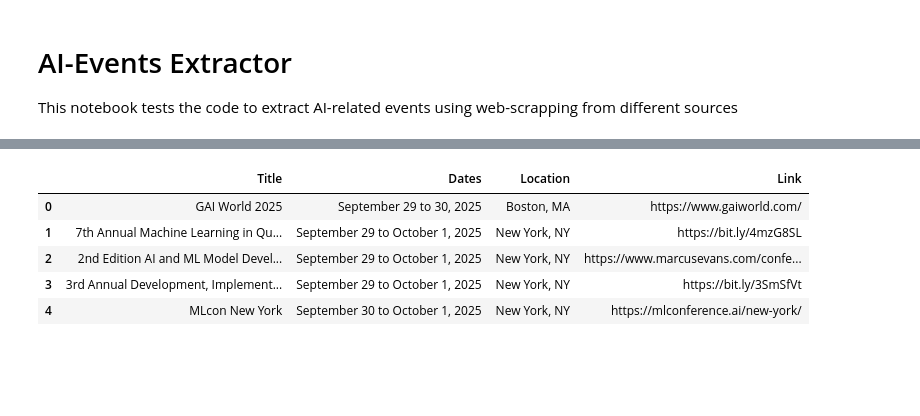
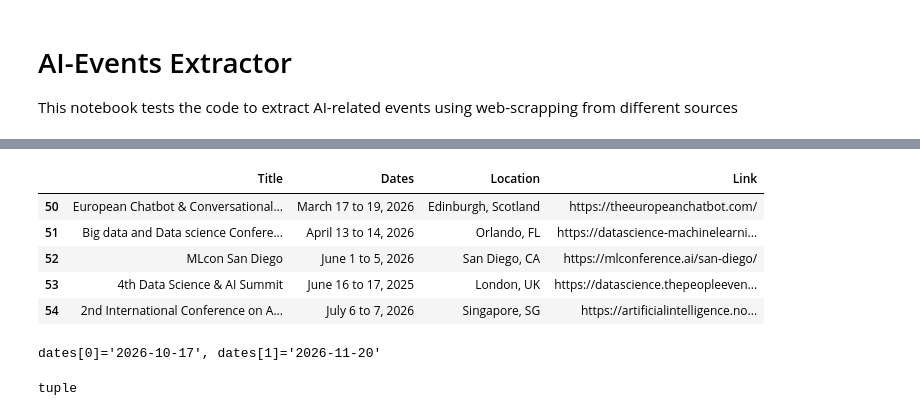
Before and after one commit to EmmanuelMald/AI-Conferences-ETL, a Jupyter notebook: notebooks/ai_events_etl.ipynb, the cells around one changed output, grey strips where cells are left out. Saved outputs shown, nothing was run; the diff lists cells and outputs as text; code cells hidden in the pictures; blank space fills up the shorter version.

Commit message:
Modify the ai_events_etl notebook to allow read from the config.py, and clean the date formats

```diff
--- a/notebooks/ai_events_etl.ipynb
+++ b/notebooks/ai_events_etl.ipynb
@@ -9,9 +17,19 @@ import pandas as pd
+# %%
+data_sources = DataSources()
 # %%
 # Step 1: Fetch the page
-url = "https://www.unite.ai/conferences/"
-headers = {"User-Agent": "Mozilla/5.0"}
+url = data_sources.TOP_AI_CONFERENCES
+headers = {"User-Agent": "Mozilla/5.0"} # To avoid get uncomplete data of the website
+
+logger.info("Sending request to fetch web data")
 response = requests.get(url, headers=headers)
+
+if response.status_code != 200:
+    raise ValueError(f"The request to {url} failed. Status code: {response.status_code}, {response.text}")
+
+logger.info("Extracting AI events...")
 soup = BeautifulSoup(response.content, "html.parser")
+
 
 # Paso 2: Buscar el tbody directamente
 tbody = soup.find("tbody", class_="row-striping")
@@ -35,7 +53,8 @@ for row in rows:
             "Link": link
         })
 
-# Paso 4: Mostrar resultados
-for conf in conferences:
-    print(conf)
+if conferences:
+    logger.info("Retrieval succeeded")
+else:
+    logger.info("Retrieval failed. No data was fetched")
 # %% [output]
@@ -61,9 +66,9 @@ ai_events = pd.DataFrame( conferences)
 # %%
-ai_events.head()
+ai_events.tail()
 # %% [output]
 |  | Title | Dates | Location | Link |
-| 0 | GAI World 2025 | September 29 to 30, 2025 | Boston, MA | https://www.gaiworld.com/ |
-| 1 | 7th Annual Machine Learning in Qu... | September 29 to October 1, 2025 | New York, NY | https://bit.ly/4mzG8SL |
-| 2 | 2nd Edition AI and ML Model Devel... | September 29 to October 1, 2025 | New York, NY | https://www.marcusevans.com/confe... |
-| 3 | 3rd Annual Development, Implement... | September 29 to October 1, 2025 | New York, NY | https://bit.ly/3SmSfVt |
-| 4 | MLcon New York | September 30 to October 1, 2025 | New York, NY | https://mlconference.ai/new-york/ |
+| 50 | European Chatbot & Conversational... | March 17 to 19, 2026 | Edinburgh, Scotland | https://theeuropeanchatbot.com/ |
+| 51 | Big data and Data science Confere... | April 13 to 14, 2026 | Orlando, FL | https://datascience-machinelearni... |
+| 52 | MLcon San Diego | June 1 to 5, 2026 | San Diego, CA | https://mlconference.ai/san-diego/ |
+| 53 | 4th Data Science & AI Summit | June 16 to 17, 2025 | London, UK | https://datascience.thepeopleeven... |
+| 54 | 2nd International Conference on A... | July 6 to 7, 2026 | Singapore, SG | https://artificialintelligence.no... |
@@ -69,0 +146,9 @@ ai_events.head()
+# %%
+date_example = "Oct 17 to Nov 20, 2026"
+
+dates = get_initial_and_final_dates(date_example)
+print(f"{dates[0]=}, {dates[1]=}")
+type(dates)
+# %% [output]
+dates[0]='2026-10-17', dates[1]='2026-11-20'
+tuple
```
Also changed, not shown: parts of 6 cells of this notebook.
